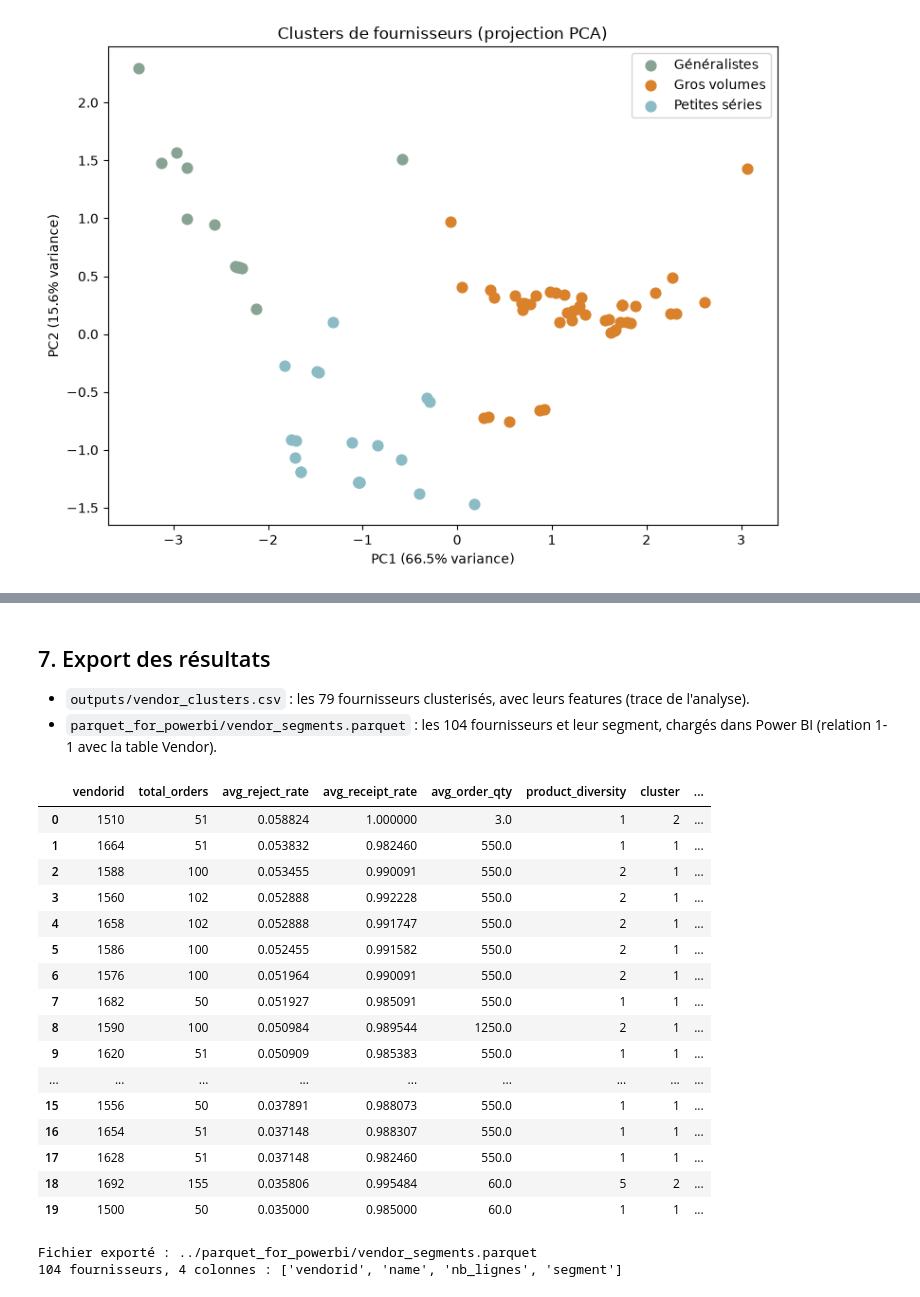
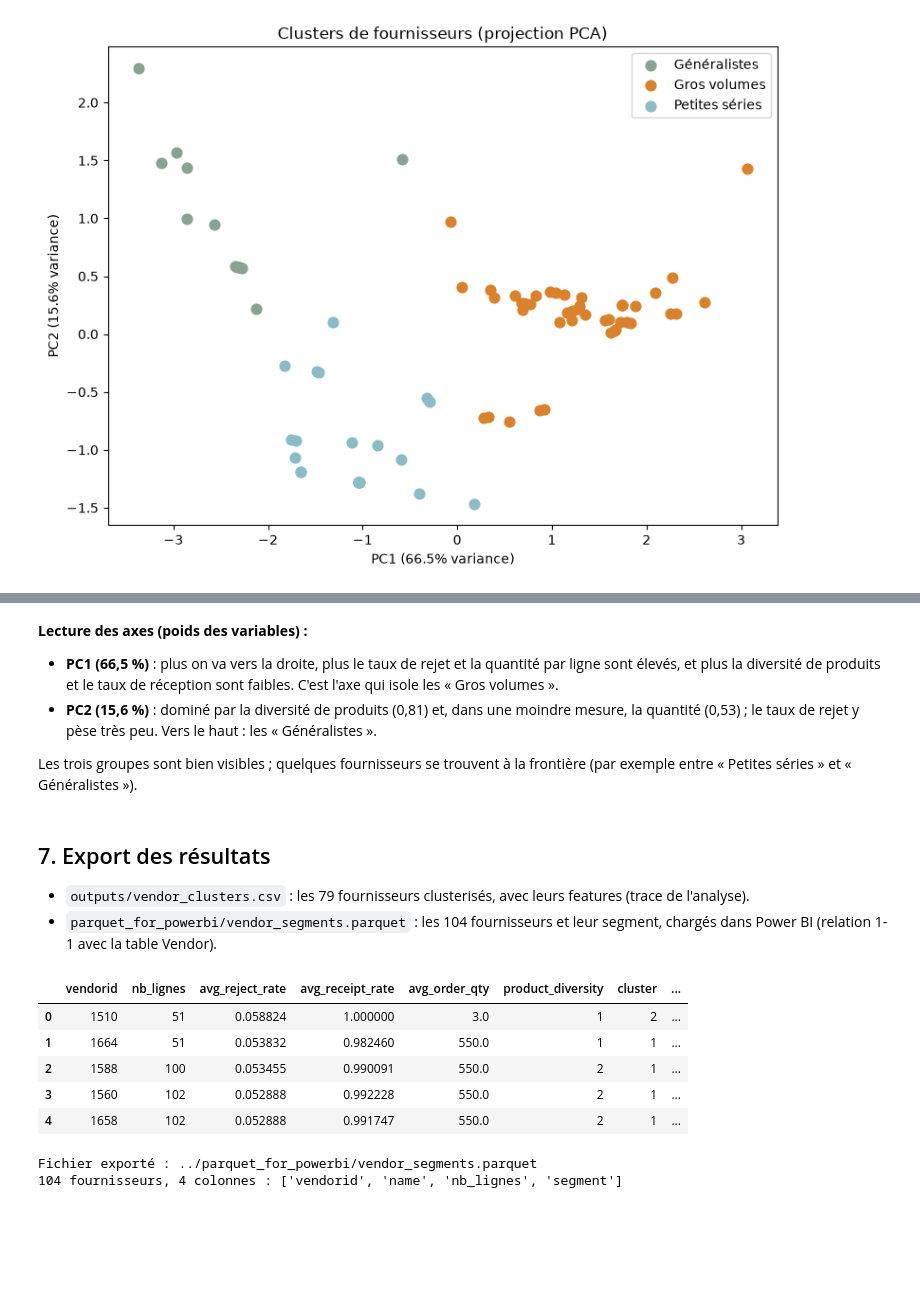
Before and after one commit to XiaoqingGdc/adventureworks-supply-chain-analysis, a Jupyter notebook: ml/clustering_fournisseur.ipynb, the cells around one changed output, grey strips where cells are left out. Drawn from its saved outputs; the diff is of its cells as text; code cells hidden in the pictures; blank space fills up the shorter version.

Commit message:
Clustering fournisseurs : 5 segments, PCA, export parquet

```diff
--- a/ml/clustering_fournisseur.ipynb
+++ b/ml/clustering_fournisseur.ipynb
@@ -267,3 +272,9 @@ loadings
+# %% [markdown]
+**Lecture des axes (poids des variables) :**
+- **PC1 (66,5 %)** : plus on va vers la droite, plus le taux de rejet et la quantité par ligne sont élevés, et plus la diversité de produits et le taux de réception sont faibles. C'est l'axe qui isole les « Gros volumes ».
+- **PC2 (15,6 %)** : dominé par la diversité de produits (0,81) et, dans une moindre mesure, la quantité (0,53) ; le taux de rejet y pèse très peu. Vers le haut : les « Généralistes ».
+
+Les trois groupes sont bien visibles ; quelques fournisseurs se trouvent à la frontière (par exemple entre « Petites séries » et « Généralistes »).
 # %% [markdown]
 ## 7. Export des résultats
 
@@ -271,25 +282,14 @@ loadings
 - `parquet_for_powerbi/vendor_segments.parquet` : les 104 fournisseurs et leur segment, chargés dans Power BI (relation 1-1 avec la table Vendor).
 # %%
 vendor_df.to_csv("outputs/vendor_clusters.csv", index=False, sep=";")
-vendor_df.head(20)
+vendor_df.head(5)
 # %% [output]
-|  | vendorid | total_orders | avg_reject_rate | avg_receipt_rate | avg_order_qty | product_diversity | cluster | ... |
+|  | vendorid | nb_lignes | avg_reject_rate | avg_receipt_rate | avg_order_qty | product_diversity | cluster | ... |
 | 0 | 1510 | 51 | 0.058824 | 1.000000 | 3.0 | 1 | 2 | ... |
 | 1 | 1664 | 51 | 0.053832 | 0.982460 | 550.0 | 1 | 1 | ... |
 | 2 | 1588 | 100 | 0.053455 | 0.990091 | 550.0 | 2 | 1 | ... |
 | 3 | 1560 | 102 | 0.052888 | 0.992228 | 550.0 | 2 | 1 | ... |
 | 4 | 1658 | 102 | 0.052888 | 0.991747 | 550.0 | 2 | 1 | ... |
-| 5 | 1586 | 100 | 0.052455 | 0.991582 | 550.0 | 2 | 1 | ... |
-| 6 | 1576 | 100 | 0.051964 | 0.990091 | 550.0 | 2 | 1 | ... |
-| 7 | 1682 | 50 | 0.051927 | 0.985091 | 550.0 | 1 | 1 | ... |
-| 8 | 1590 | 100 | 0.050984 | 0.989544 | 1250.0 | 2 | 1 | ... |
-| 9 | 1620 | 51 | 0.050909 | 0.985383 | 550.0 | 1 | 1 | ... |
-| ... | ... | ... | ... | ... | ... | ... | ... | ... |
-| 15 | 1556 | 50 | 0.037891 | 0.988073 | 550.0 | 1 | 1 | ... |
-| 16 | 1654 | 51 | 0.037148 | 0.988307 | 550.0 | 1 | 1 | ... |
-| 17 | 1628 | 51 | 0.037148 | 0.982460 | 550.0 | 1 | 1 | ... |
-| 18 | 1692 | 155 | 0.035806 | 0.995484 | 60.0 | 5 | 2 | ... |
-| 19 | 1500 | 50 | 0.035000 | 0.985000 | 60.0 | 1 | 1 | ... |
 # %%
 # Export de la segmentation complète pour Power BI, au même endroit que les autres tables
 chemin = "../parquet_for_powerbi/vendor_segments.parquet"
```
Also changed, not shown: parts of 12 cells of this notebook.
